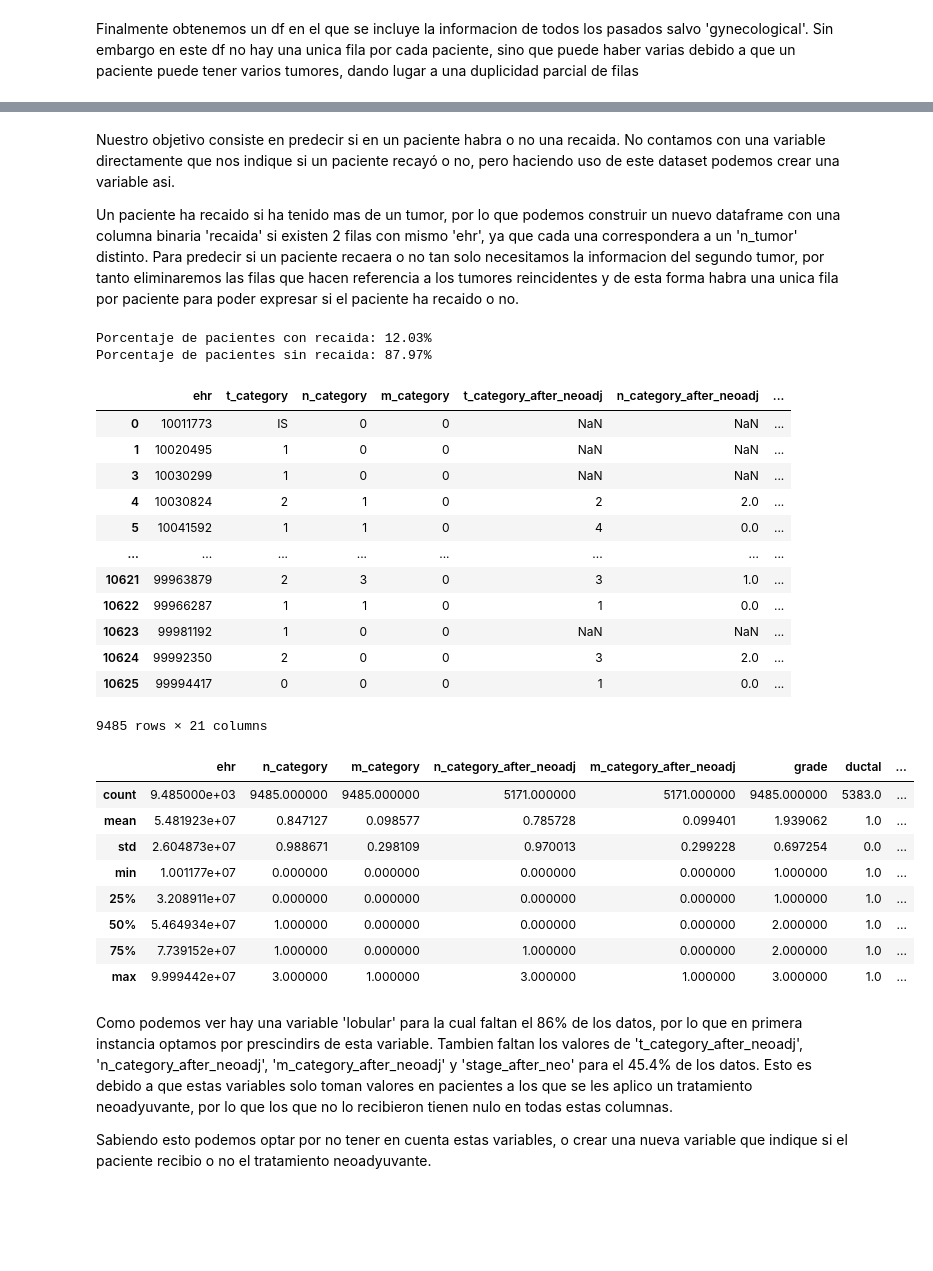
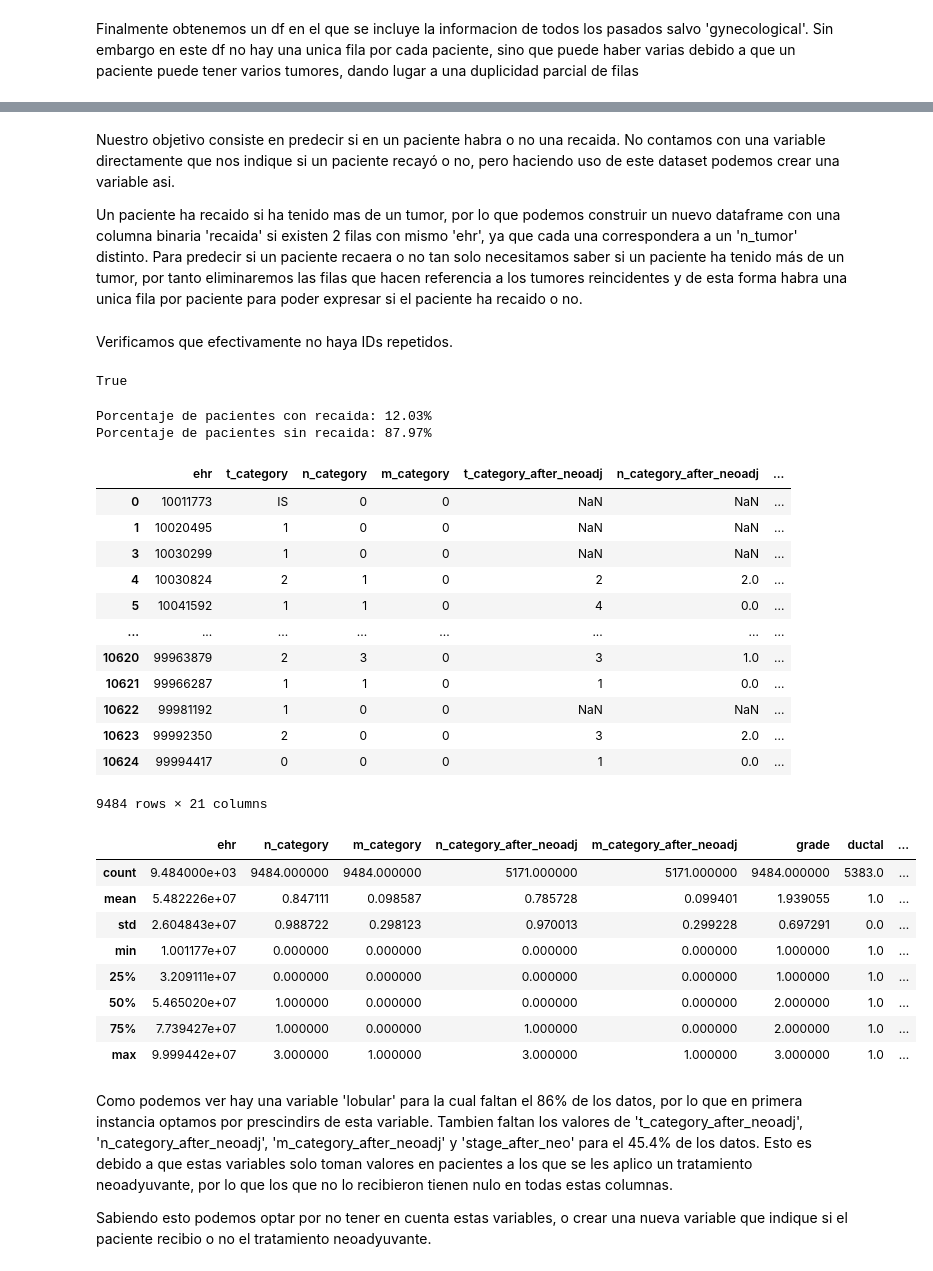
Before and after one commit to MrGG14/cancer_mama, a Jupyter notebook: code/preprocessing.ipynb, the cells around one changed output, grey strips where cells are left out. Cells and saved outputs as stored; diff of their text form; code cells hidden in the pictures; blank space fills up the shorter version.

```diff
--- a/code/preprocessing.ipynb
+++ b/code/preprocessing.ipynb
@@ -381,0 +384,3 @@ histochemistry.describe()
+# %%
+print('Numero de pacientes con ki67 fuera de rango: ', len(histochemistry[histochemistry['ki67'] > 100] ))
+histochemistry.loc[histochemistry['ki67'] > 100, 'ki67'] = pd.NA
@@ -689,18 +670,24 @@ Porcentaje de m_category igual a 1: 11.00%
 # %% [markdown]
 Nuestro objetivo consiste en predecir si en un paciente habra o no una recaida. No contamos con una variable directamente que nos indique si un paciente recayó o no, pero haciendo uso de este dataset podemos crear una variable asi.
 
-Un paciente ha recaido si ha tenido mas de un tumor, por lo que podemos construir un nuevo dataframe con una columna binaria 'recaida' si existen 2 filas con mismo 'ehr', ya que cada una correspondera a un 'n_tumor' distinto. Para predecir si un paciente recaera o no tan solo necesitamos la informacion del segundo tumor, por tanto eliminaremos las filas que hacen referencia a los tumores reincidentes y de esta forma habra una unica fila por paciente para poder expresar si el paciente ha recaido o no.
+Un paciente ha recaido si ha tenido mas de un tumor, por lo que podemos construir un nuevo dataframe con una columna binaria 'recaida' si existen 2 filas con mismo 'ehr', ya que cada una correspondera a un 'n_tumor' distinto. Para predecir si un paciente recaera o no tan solo necesitamos saber si un paciente ha tenido más de un tumor, por tanto eliminaremos las filas que hacen referencia a los tumores reincidentes y de esta forma habra una unica fila por paciente para poder expresar si el paciente ha recaido o no.
 # %%
-tumor_patients_recaida = tumor_patients.copy()
+patients = tumor_patients.copy()
 
 # Crear la nueva variable 'recaida'
-tumor_patients_recaida['recaida'] = tumor_patients_recaida['n_tumor'].apply(lambda x: 1 if x == 2 else 0)
+patients['recaida'] = patients['n_tumor'].apply(lambda x: 1 if x == 2 else 0)
 
 # Asignar 'recaida' a 1 incluso en el primer valor del paciente
-tumor_patients_recaida.loc[tumor_patients_recaida.duplicated(subset=['ehr'], keep='first') | ~tumor_patients_recaida.duplicated(subset=['ehr'], keep=False), 'recaida'] = 1
+patients.loc[patients.duplicated(subset=['ehr'], keep='first') | ~patients.duplicated(subset=['ehr'], keep=False), 'recaida'] = 1
 
 # Eliminar las filas duplicadas, conservando la primera aparición y la nueva variable 'recaida'
-tumor_patients_recaida = tumor_patients_recaida.drop_duplicates(subset=['ehr'], keep='first')
+patients = patients.drop_duplicates(subset=['ehr'], keep='first')
 
-tumor_patients_recaida.drop(columns=['n_tumor'], inplace=True)
+patients.drop(columns=['n_tumor'], inplace=True)
+# %% [markdown]
+Verificamos que efectivamente no haya IDs repetidos.
+# %%
+len(patients.ehr.unique()) == len(patients)
+# %% [output]
+True
 # %%
@@ -714,7 +701,7 @@ print(f'Porcentaje de pacientes sin recaida: {porcentaje_1:.2f}%')
 Porcentaje de pacientes con recaida: 12.03%
 Porcentaje de pacientes sin recaida: 87.97%
 # %%
-tumor_patients_recaida
+patients
 # %% [output]
 |  | ehr | t_category | n_category | m_category | t_category_after_neoadj | n_category_after_neoadj | ... |
 | 0 | 10011773 | IS | 0 | 0 | NaN | NaN | ... |
@@ -723,23 +710,23 @@ tumor_patients_recaida
 | 4 | 10030824 | 2 | 1 | 0 | 2 | 2.0 | ... |
 | 5 | 10041592 | 1 | 1 | 0 | 4 | 0.0 | ... |
 | ... | ... | ... | ... | ... | ... | ... | ... |
-| 10621 | 99963879 | 2 | 3 | 0 | 3 | 1.0 | ... |
-| 10622 | 99966287 | 1 | 1 | 0 | 1 | 0.0 | ... |
-| 10623 | 99981192 | 1 | 0 | 0 | NaN | NaN | ... |
-| 10624 | 99992350 | 2 | 0 | 0 | 3 | 2.0 | ... |
-| 10625 | 99994417 | 0 | 0 | 0 | 1 | 0.0 | ... |
+| 10620 | 99963879 | 2 | 3 | 0 | 3 | 1.0 | ... |
+| 10621 | 99966287 | 1 | 1 | 0 | 1 | 0.0 | ... |
+| 10622 | 99981192 | 1 | 0 | 0 | NaN | NaN | ... |
+| 10623 | 99992350 | 2 | 0 | 0 | 3 | 2.0 | ... |
+| 10624 | 99994417 | 0 | 0 | 0 | 1 | 0.0 | ... |
-9485 rows × 21 columns
+9484 rows × 21 columns
 # %%
-tumor_patients_recaida.describe()
+patients.describe()
 # %% [output]
 |  | ehr | n_category | m_category | n_category_after_neoadj | m_category_after_neoadj | grade | ductal | ... |
-| count | 9.485000e+03 | 9485.000000 | 9485.000000 | 5171.000000 | 5171.000000 | 9485.000000 | 5383.0 | ... |
-| mean | 5.481923e+07 | 0.847127 | 0.098577 | 0.785728 | 0.099401 | 1.939062 | 1.0 | ... |
-| std | 2.604873e+07 | 0.988671 | 0.298109 | 0.970013 | 0.299228 | 0.697254 | 0.0 | ... |
+| count | 9.484000e+03 | 9484.000000 | 9484.000000 | 5171.000000 | 5171.000000 | 9484.000000 | 5383.0 | ... |
+| mean | 5.482226e+07 | 0.847111 | 0.098587 | 0.785728 | 0.099401 | 1.939055 | 1.0 | ... |
+| std | 2.604843e+07 | 0.988722 | 0.298123 | 0.970013 | 0.299228 | 0.697291 | 0.0 | ... |
 | min | 1.001177e+07 | 0.000000 | 0.000000 | 0.000000 | 0.000000 | 1.000000 | 1.0 | ... |
-| 25% | 3.208911e+07 | 0.000000 | 0.000000 | 0.000000 | 0.000000 | 1.000000 | 1.0 | ... |
-| 50% | 5.464934e+07 | 1.000000 | 0.000000 | 0.000000 | 0.000000 | 2.000000 | 1.0 | ... |
-| 75% | 7.739152e+07 | 1.000000 | 0.000000 | 1.000000 | 0.000000 | 2.000000 | 1.0 | ... |
+| 25% | 3.209111e+07 | 0.000000 | 0.000000 | 0.000000 | 0.000000 | 1.000000 | 1.0 | ... |
+| 50% | 5.465020e+07 | 1.000000 | 0.000000 | 0.000000 | 0.000000 | 2.000000 | 1.0 | ... |
+| 75% | 7.739427e+07 | 1.000000 | 0.000000 | 1.000000 | 0.000000 | 2.000000 | 1.0 | ... |
 | max | 9.999442e+07 | 3.000000 | 1.000000 | 3.000000 | 1.000000 | 3.000000 | 1.0 | ... |
 # %% [markdown]
 Como podemos ver hay una variable 'lobular' para la cual faltan el 86% de los datos, por lo que en primera instancia optamos por prescindirs de esta variable. Tambien faltan los valores de 't_category_after_neoadj', 'n_category_after_neoadj', 'm_category_after_neoadj' y 'stage_after_neo' para el 45.4% de los datos. Esto es debido a que estas variables solo toman valores en pacientes a los que se les aplico un tratamiento neoadyuvante, por lo que los que no lo recibieron tienen nulo en todas estas columnas.
```
Also changed, not shown: parts of 55 cells of this notebook, 6 other files.
